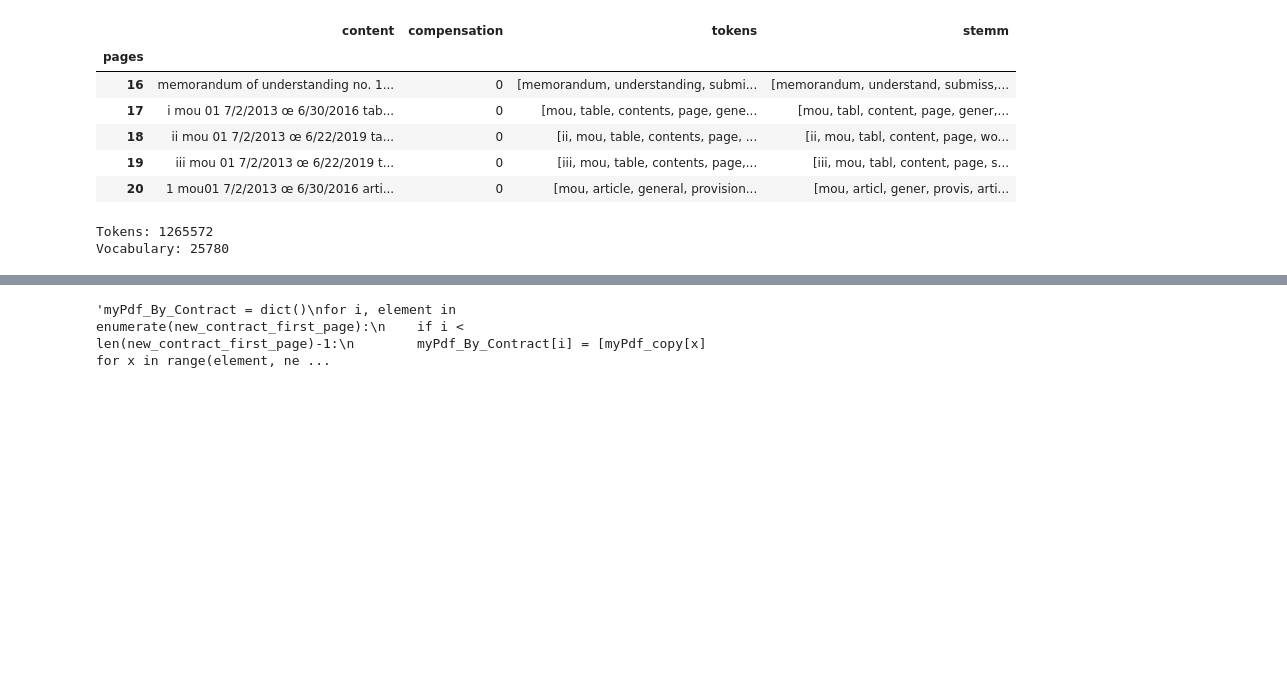
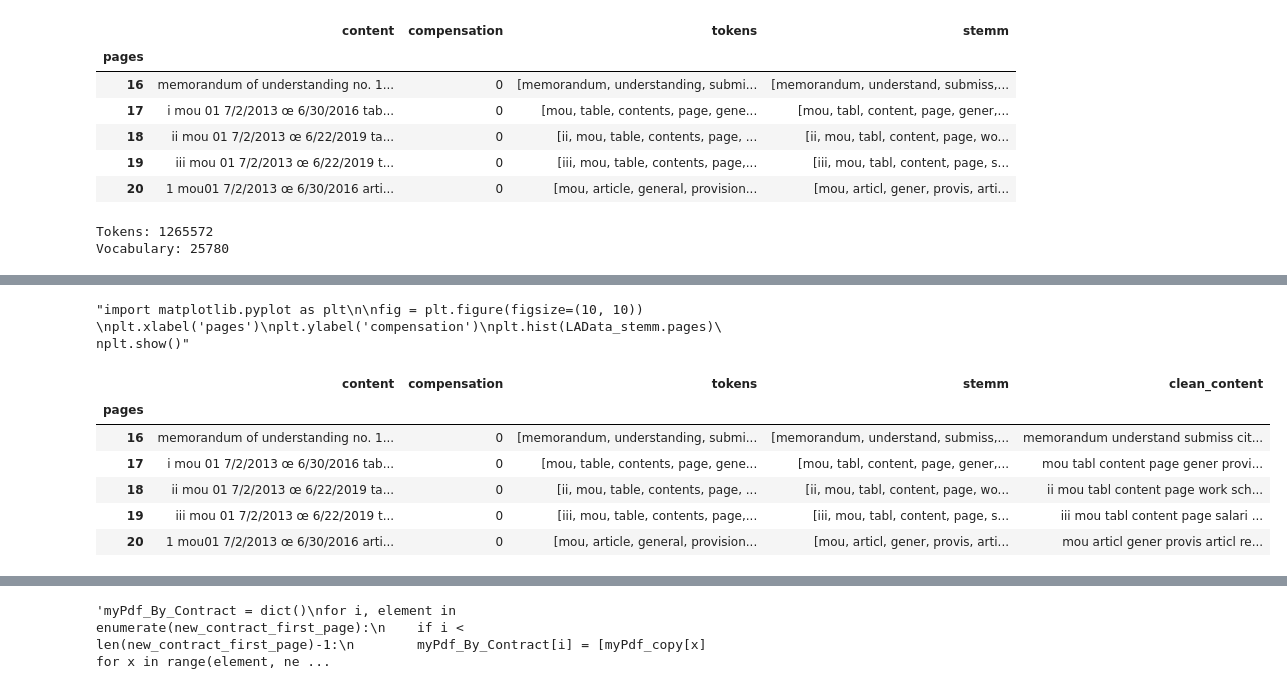
Before and after one commit to Anes31/NLP_LA_job, a Jupyter notebook: LA_Contracts.ipynb, the cells around one changed output, grey strips where cells are left out. Saved outputs shown, nothing was run; the diff lists cells and outputs as text; code cells hidden in the pictures; blank space fills up the shorter version.

```diff
--- a/LA_Contracts.ipynb
+++ b/LA_Contracts.ipynb
@@ -197,0 +199,21 @@ freq_dist.plot(50)
+# %%
+'''import matplotlib.pyplot as plt
+
+fig = plt.figure(figsize=(10, 10))
+plt.xlabel('pages')
+plt.ylabel('compensation')
+plt.hist(LAData_stemm.pages)
+plt.show()'''
+# %% [output]
+"import matplotlib.pyplot as plt\n\nfig = plt.figure(figsize=(10, 10)) \nplt.xlabel('pages')\nplt.ylabel('compensation')\nplt.hist(LAData_stemm.pages)\nplt.show()"
+# %%
+LAData_stemm['clean_content'] = LAData_stemm['stemm'].apply(lambda x: " ".join(word for word in x))
+LAData_stemm.head()
+# %% [output]
+|  | content | compensation | tokens | stemm | clean_content |
+| pages |  |  |  |  |  |
+| 16 | memorandum of understanding no. 1... | 0 | [memorandum, understanding, submi... | [memorandum, understand, submiss,... | memorandum understand submiss cit... |
+| 17 | i mou 01 7/2/2013 œ 6/30/2016 tab... | 0 | [mou, table, contents, page, gene... | [mou, tabl, content, page, gener,... | mou tabl content page gener provi... |
+| 18 | ii mou 01 7/2/2013 œ 6/22/2019 ta... | 0 | [ii, mou, table, contents, page, ... | [ii, mou, tabl, content, page, wo... | ii mou tabl content page work sch... |
+| 19 | iii mou 01 7/2/2013 œ 6/22/2019 t... | 0 | [iii, mou, table, contents, page,... | [iii, mou, tabl, content, page, s... | iii mou tabl content page salari ... |
+| 20 | 1 mou01 7/2/2013 œ 6/30/2016 arti... | 0 | [mou, article, general, provision... | [mou, articl, gener, provis, arti... | mou articl gener provis articl re... |
```
Also changed, not shown: parts of 14 cells of this notebook.
